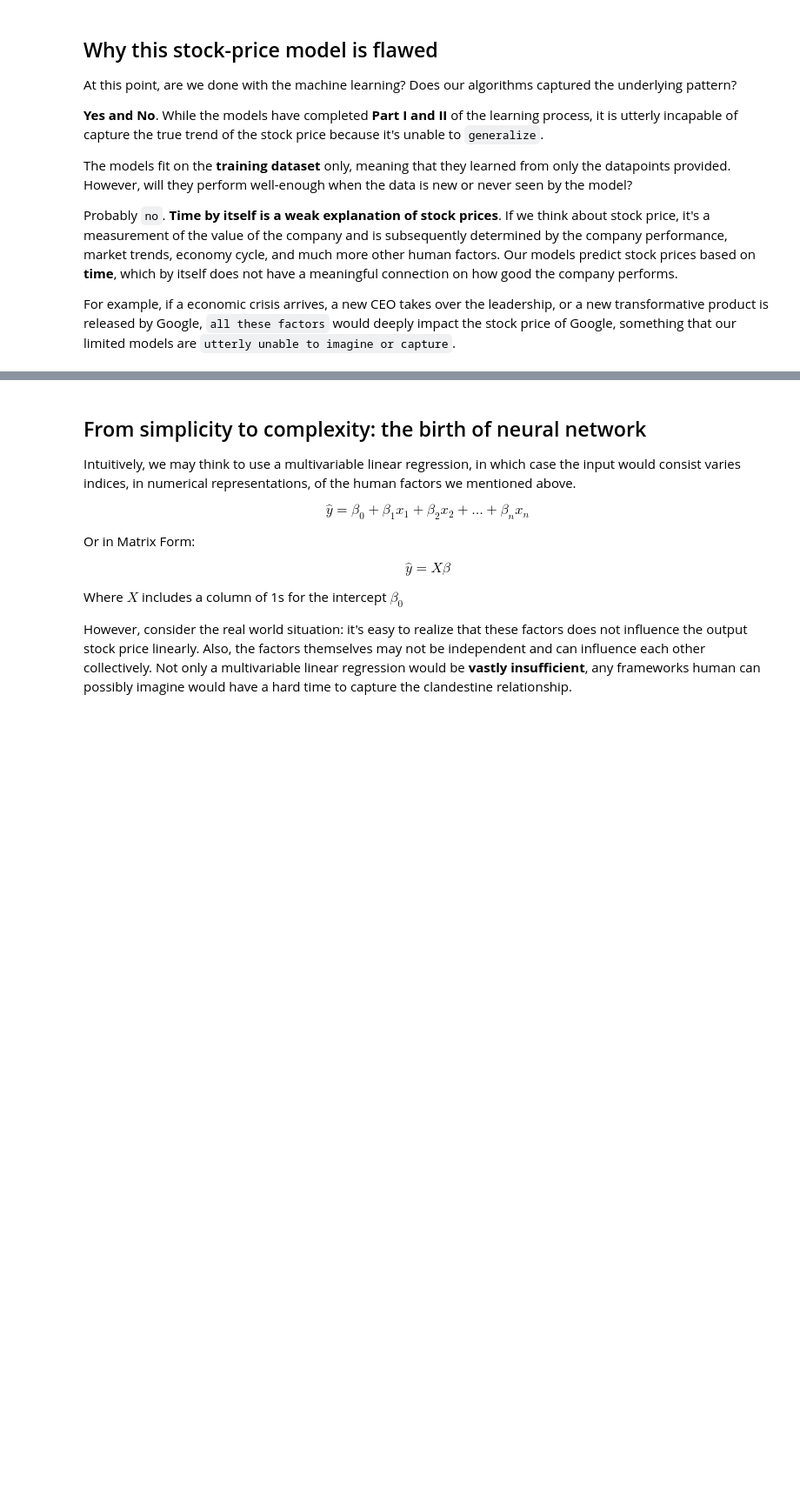
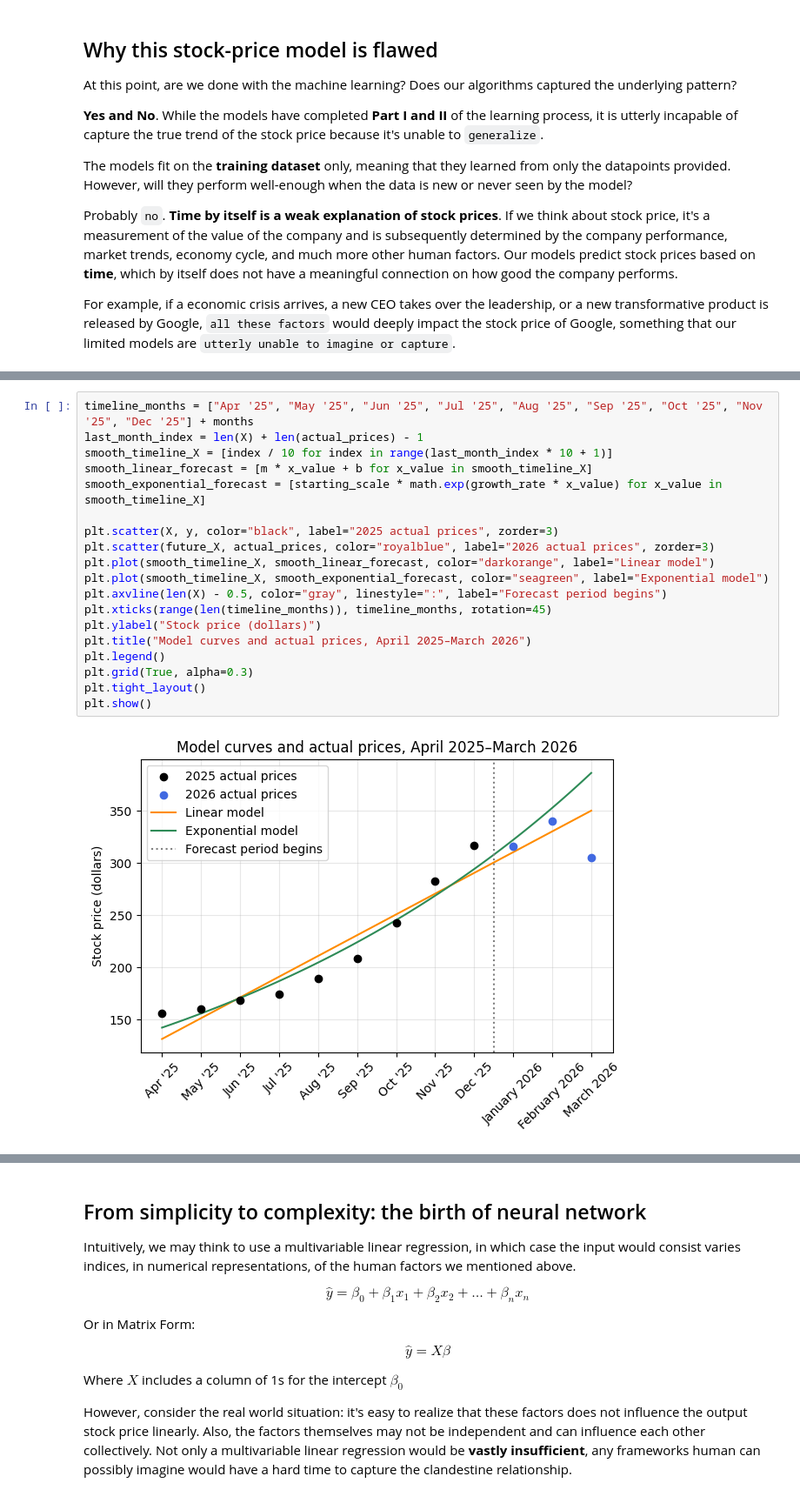
Before and after one commit to prismelt/neural-network-from-scratch, a Jupyter notebook: notebooks/01-introduction-to-machine-learning.ipynb, the cells around one changed output, grey strips where cells are left out. Shown at 87% size. Saved outputs shown, nothing was run; the diff lists cells and outputs as text; blank space fills up the shorter version.

Commit message:
add stock 2026 for testing

```diff
--- a/notebooks/01-introduction-to-machine-learning.ipynb
+++ b/notebooks/01-introduction-to-machine-learning.ipynb
@@ -252,0 +299,21 @@ For example, if a economic crisis arrives, a new CEO takes over the leadership,
+# %%
+timeline_months = ["Apr '25", "May '25", "Jun '25", "Jul '25", "Aug '25", "Sep '25", "Oct '25", "Nov '25", "Dec '25"] + months
+last_month_index = len(X) + len(actual_prices) - 1
+smooth_timeline_X = [index / 10 for index in range(last_month_index * 10 + 1)]
+smooth_linear_forecast = [m * x_value + b for x_value in smooth_timeline_X]
+smooth_exponential_forecast = [starting_scale * math.exp(growth_rate * x_value) for x_value in smooth_timeline_X]
+
+plt.scatter(X, y, color="black", label="2025 actual prices", zorder=3)
+plt.scatter(future_X, actual_prices, color="royalblue", label="2026 actual prices", zorder=3)
+plt.plot(smooth_timeline_X, smooth_linear_forecast, color="darkorange", label="Linear model")
+plt.plot(smooth_timeline_X, smooth_exponential_forecast, color="seagreen", label="Exponential model")
+plt.axvline(len(X) - 0.5, color="gray", linestyle=":", label="Forecast period begins")
+plt.xticks(range(len(timeline_months)), timeline_months, rotation=45)
+plt.ylabel("Stock price (dollars)")
+plt.title("Model curves and actual prices, April 2025–March 2026")
+plt.legend()
+plt.grid(True, alpha=0.3)
+plt.tight_layout()
+plt.show()
+# %% [output]
+[figure, added]
```
Also changed, not shown: parts of 5 cells of this notebook, 2 other files.
